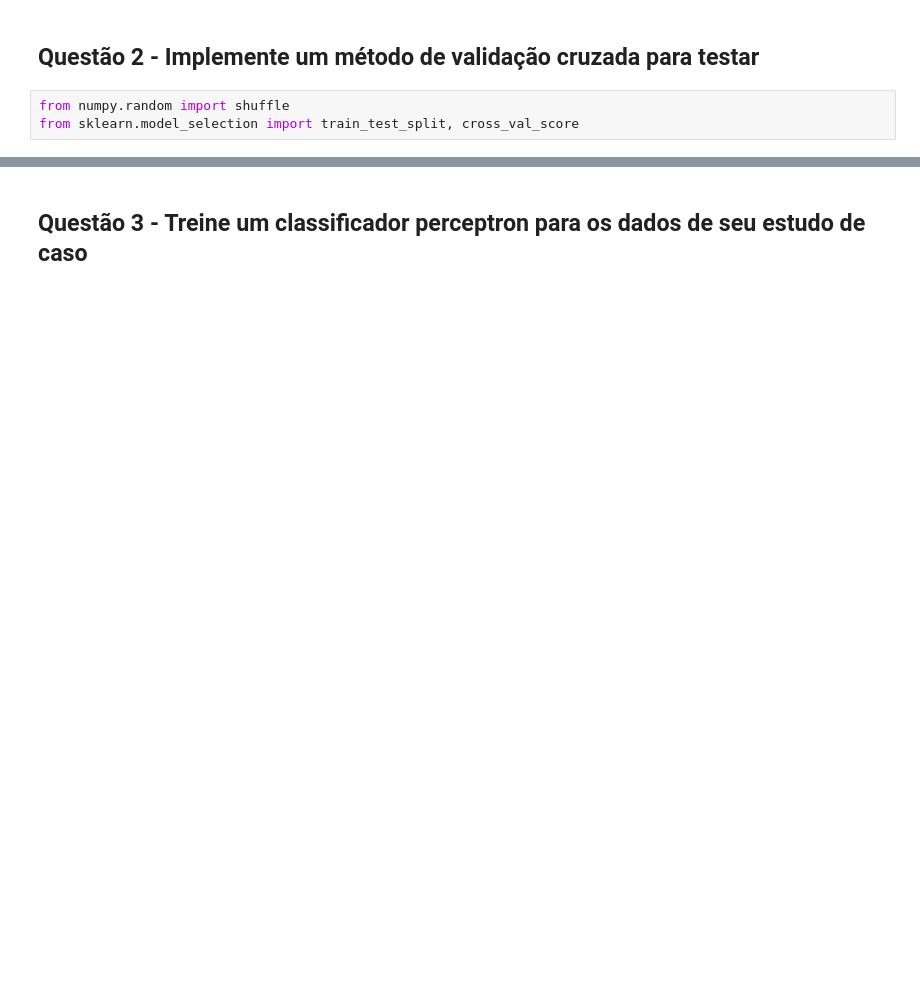
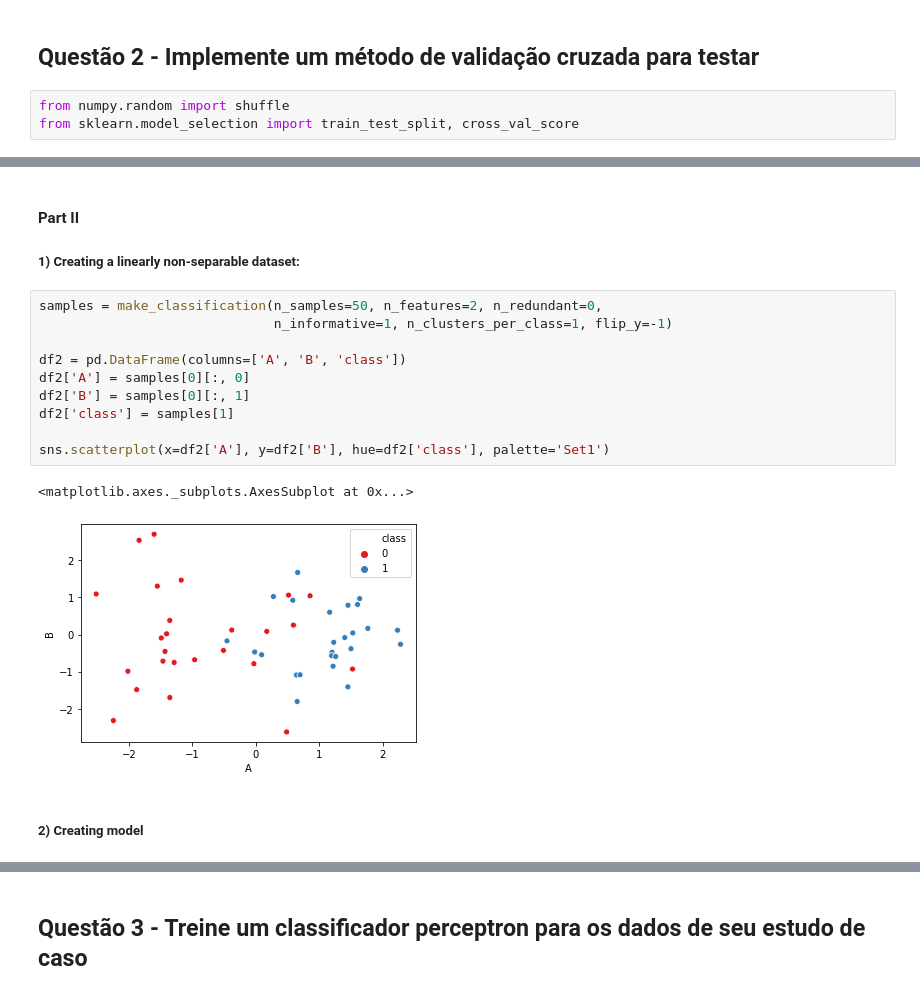
Before and after one commit to talesaraujo/data-science-cookbook, a Jupyter notebook: 2020/trabalho-02/Trabalho 2 - Implementacao Perceptron.ipynb, the cells around one changed output, grey strips where cells are left out. Saved outputs shown, nothing was run; the diff lists cells and outputs as text; blank space fills up the shorter version.

```diff
--- a/2020/trabalho-02/Trabalho 2 - Implementacao Perceptron.ipynb
+++ b/2020/trabalho-02/Trabalho 2 - Implementacao Perceptron.ipynb
@@ -167,0 +248,19 @@ def perform_train_test_split(X, y, test_size=0.3, shamble=True):
+# %% [markdown]
+#### Part II
+
+##### 1) Creating a linearly non-separable dataset:
+# %%
+samples = make_classification(n_samples=50, n_features=2, n_redundant=0,
+                              n_informative=1, n_clusters_per_class=1, flip_y=-1)
+
+df2 = pd.DataFrame(columns=['A', 'B', 'class'])
+df2['A'] = samples[0][:, 0]
+df2['B'] = samples[0][:, 1]
+df2['class'] = samples[1]
+
+sns.scatterplot(x=df2['A'], y=df2['B'], hue=df2['class'], palette='Set1')
+# %% [output]
+<matplotlib.axes._subplots.AxesSubplot at 0x...>
+[figure, added]
+# %% [markdown]
+##### 2) Creating model
```
Also changed, not shown: parts of 25 cells of this notebook, 3 other files.
